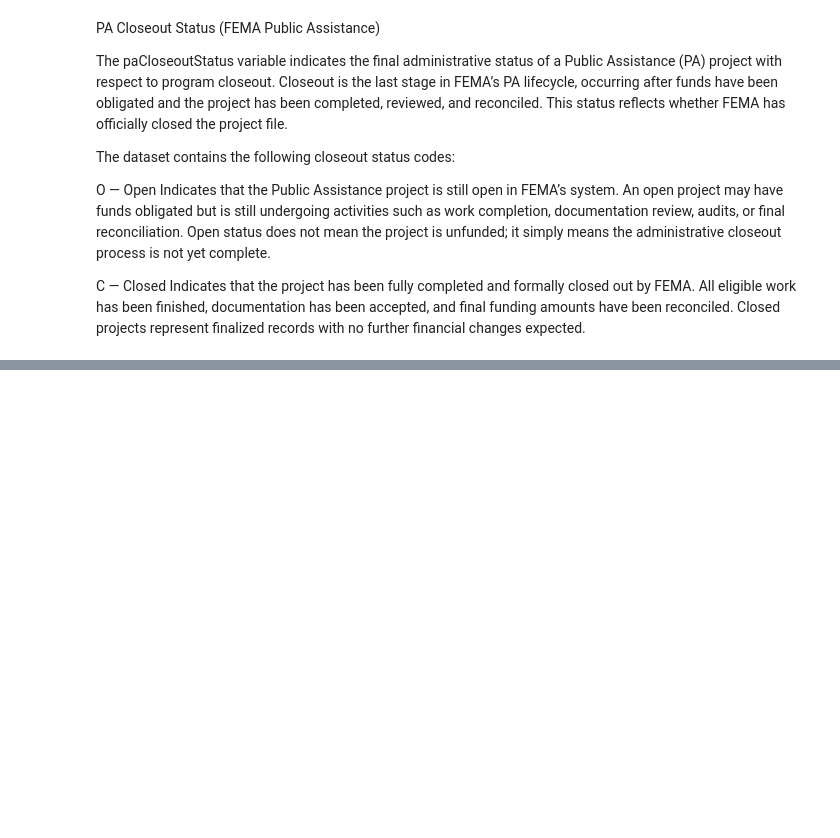
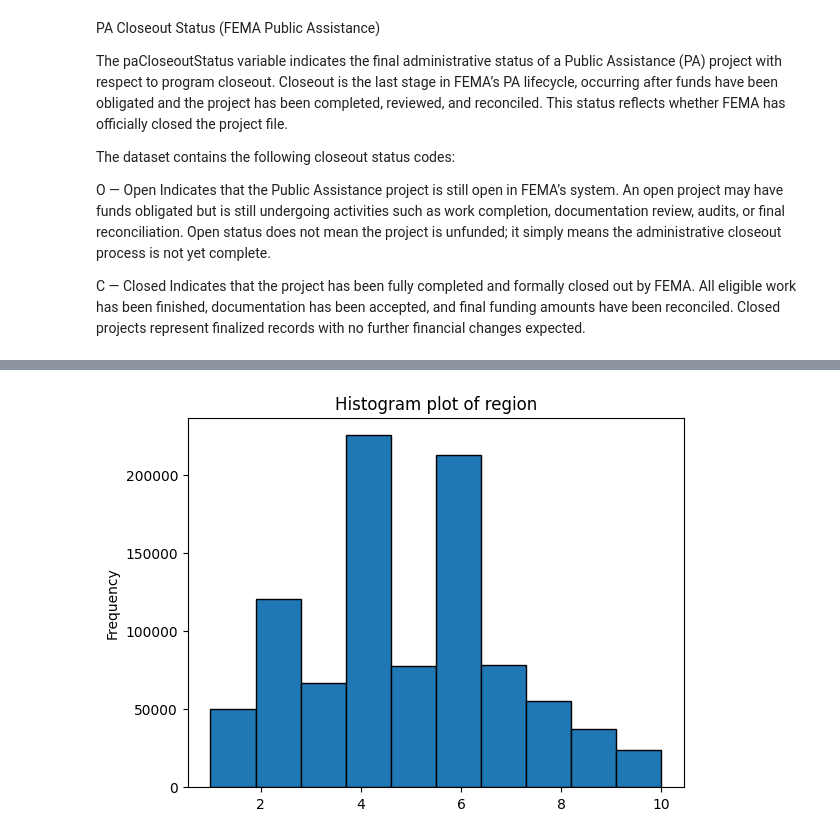
Before and after one commit to Aryan-Kaisth/Catastrophe_Risk_Estimation_Quantile_Based, a Jupyter notebook: notebooks/data_cleaning.ipynb, the cells around one changed output, grey strips where cells are left out. Drawn from its saved outputs; the diff is of its cells as text; code cells hidden in the pictures; blank space fills up the shorter version.

```diff
--- a/notebooks/data_cleaning.ipynb
+++ b/notebooks/data_cleaning.ipynb
@@ -507,0 +511,5 @@ Name: count, dtype: int64
+# %%
+df.region.plot(kind='hist', title="Histogram plot of region", edgecolor='black')
+plt.show()
+# %% [output]
+[figure, added]
```
Also changed, not shown: parts of 27 cells of this notebook.
